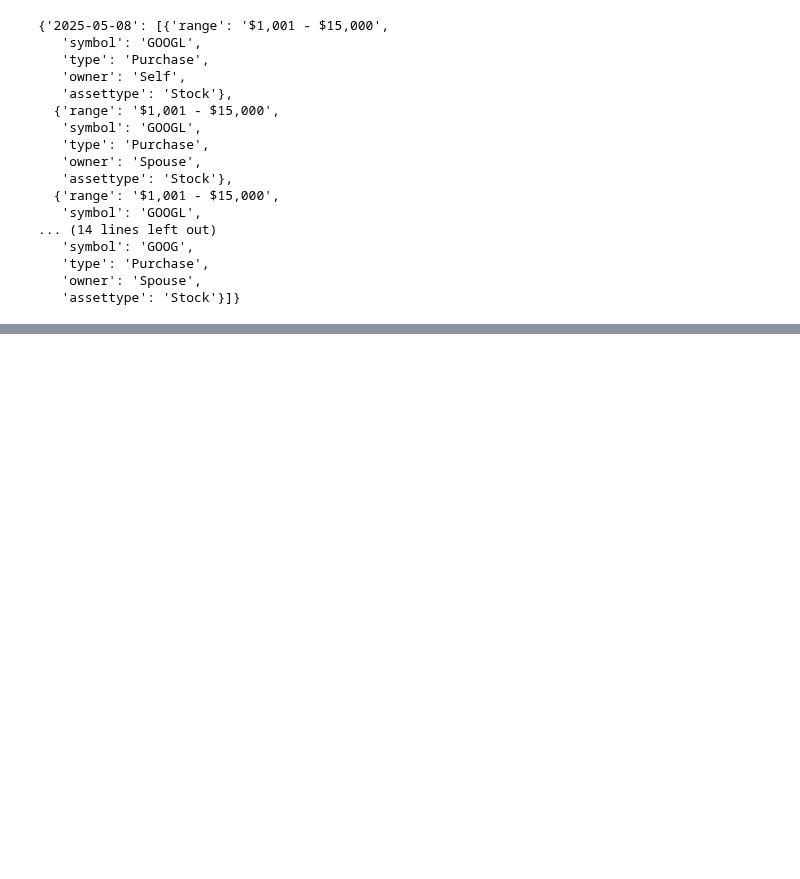
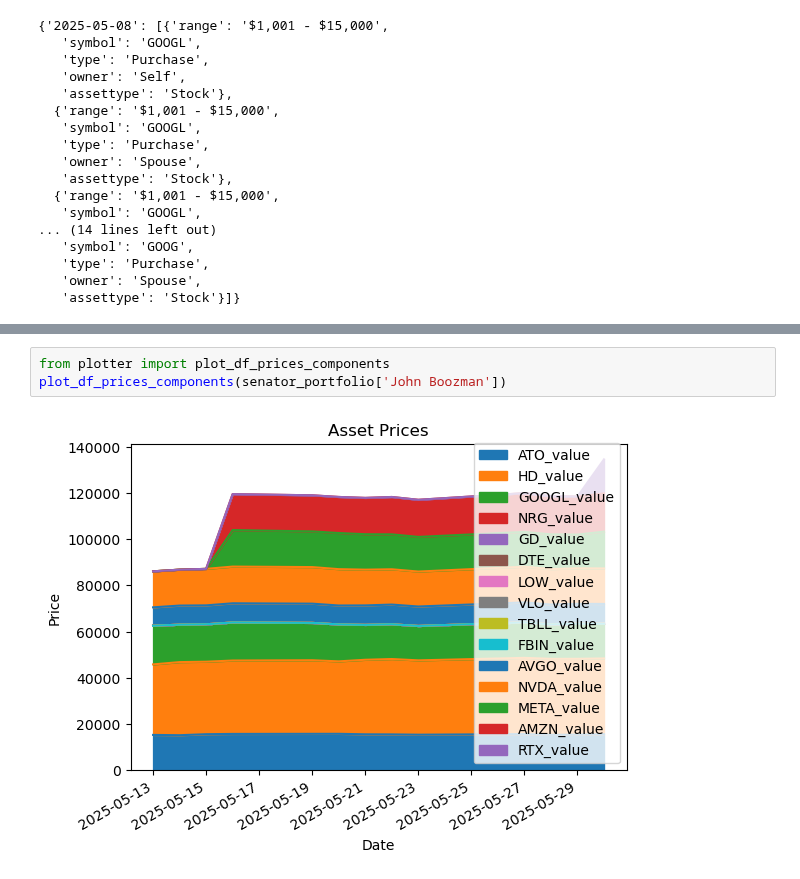
Before and after one commit to santiago20342/python-coruse, a Jupyter notebook: Projects/backtester/test.ipynb, the cells around one changed output, grey strips where cells are left out. Saved outputs shown, nothing was run; the diff lists cells and outputs as text; blank space fills up the shorter version.

```diff
--- a/Projects/backtester/test.ipynb
+++ b/Projects/backtester/test.ipynb
@@ -929,0 +853,5 @@ lol.lower()
+# %%
+from plotter import plot_df_prices_components
+plot_df_prices_components(senator_portfolio['John Boozman'])
+# %% [output]
+[figure, added]
```
Also changed, not shown: parts of 17 cells of this notebook, 2 other files.
